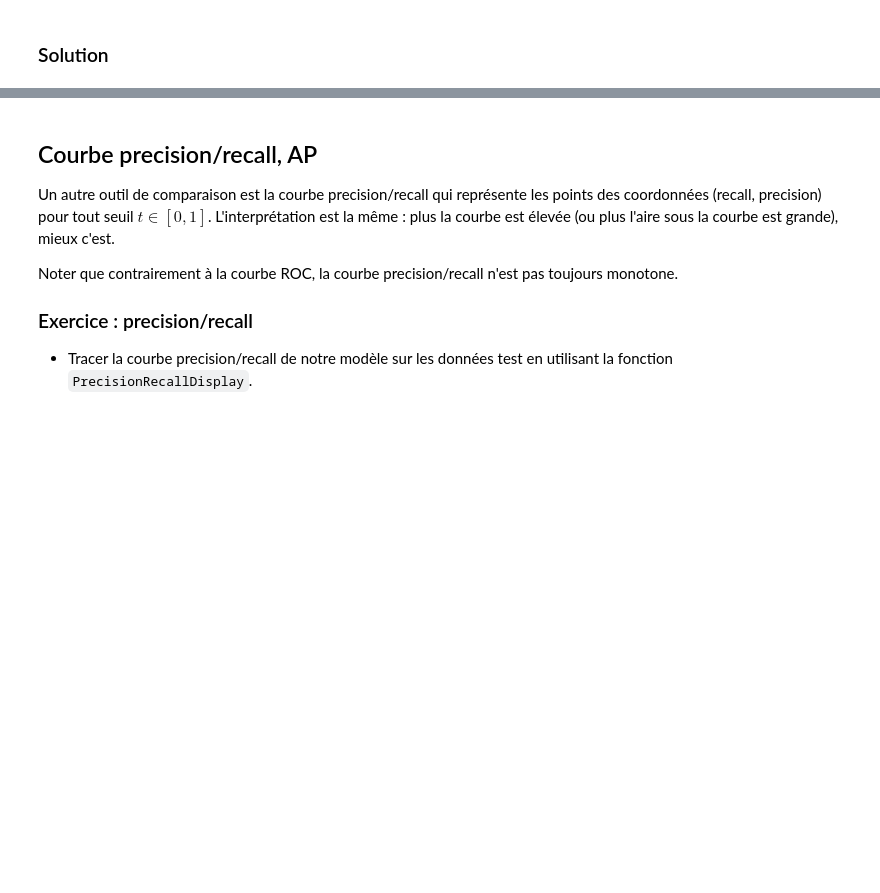
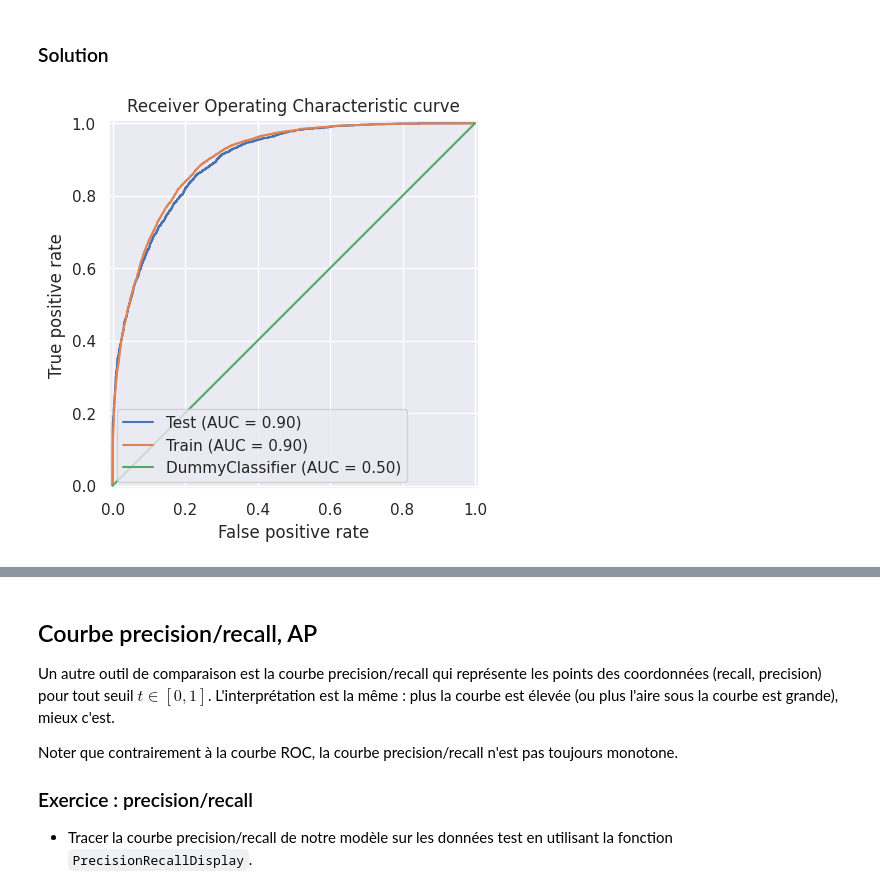
Before and after one commit to cyber-g/formationMLDL2026, a Jupyter notebook: TPs/solutions/day1_solution.ipynb, the cells around one changed output, grey strips where cells are left out. Cells and saved outputs as stored; diff of their text form; code cells hidden in the pictures; blank space fills up the shorter version.

Commit message:
day1_solution.ipynb: fix unknown plot options

```diff
--- a/TPs/solutions/day1_solution.ipynb
+++ b/TPs/solutions/day1_solution.ipynb
@@ -509,15 +692,17 @@ Si la courbe est élevée, le modèle a une très bonne performance quelque soit
 # %%
 from sklearn.metrics import RocCurveDisplay
 
 fig, ax = plt.subplots()
 RocCurveDisplay.from_estimator(model, x_test, y_test, name="Test", ax=ax)
 RocCurveDisplay.from_estimator(model, x_train, y_train, name="Train", ax=ax)
-RocCurveDisplay.from_estimator(dummy_classifier, x_test, y_test, linestyle="--", color='grey', ax=ax)
+RocCurveDisplay.from_estimator(dummy_classifier, x_test, y_test, ax=ax)
 ax.set_xlabel("False positive rate")
 ax.set_ylabel("True positive rate")
 ax.set_title("Receiver Operating Characteristic curve")
 ax.legend()
 plt.show()
+# %% [output]
+[figure, added]
 # %%
 from sklearn.metrics import roc_auc_score
 hat_p = model.predict_proba(x_test)
```
Also changed, not shown: parts of 80 cells of this notebook.
